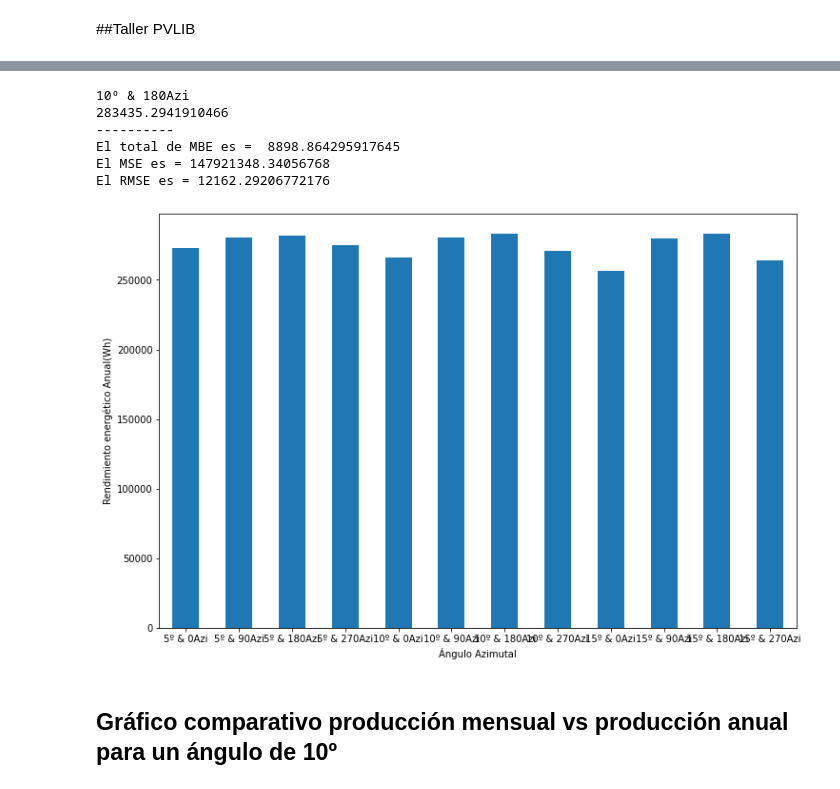
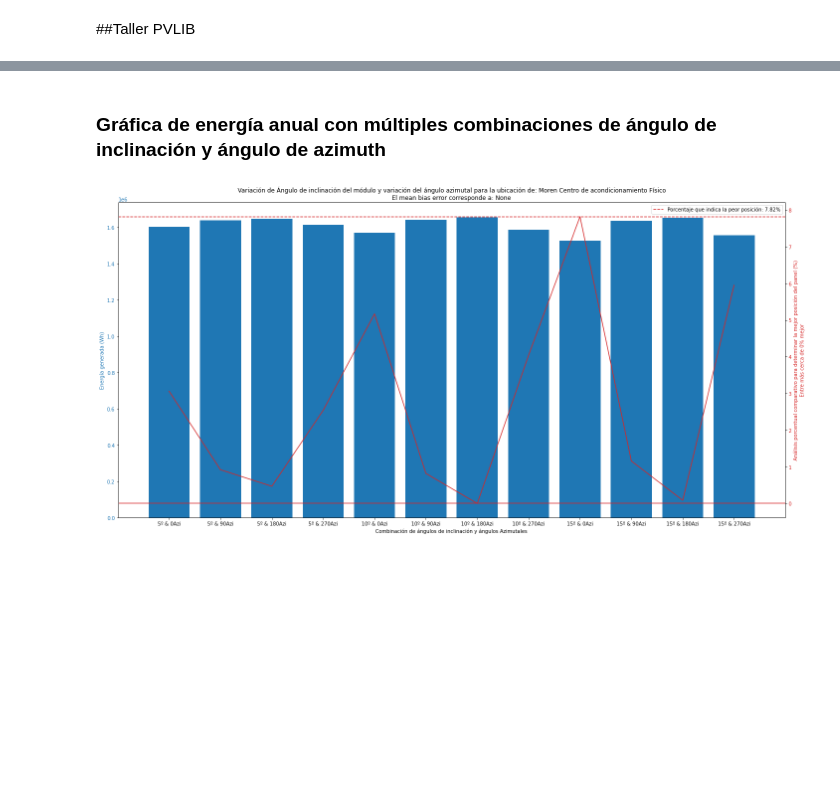
Before and after one commit to MGonzalez506/Dimensionamiento_PV, a Jupyter notebook: Simulación_y_Dimensionamiento.ipynb, the cells around one changed output, grey strips where cells are left out. Cells and saved outputs as stored; diff of their text form; code cells hidden in the pictures; blank space fills up the shorter version.

```diff
--- a/Simulación_y_Dimensionamiento.ipynb
+++ b/Simulación_y_Dimensionamiento.ipynb
@@ -200,37 +201,0 @@ def MBE(y_true, y_pred):
-# %%
-import math
-print(energies.idxmax())
-print(energies.max())
-print("----------")
-energy_max = energies.max()
-max_energy_vector = [energy_max,energy_max,energy_max,energy_max,energy_max,energy_max,energy_max,energy_max,energy_max,energy_max,energy_max,energy_max]
-max_energy_vector_4_data =[energy_max,energy_max,energy_max,energy_max]
-
-MBE(max_energy_vector,energies)
-
-
-MSE = np.square(np.subtract(max_energy_vector,energies)).mean()
-print("El MSE es = " + str(MSE))
-RMSE = math.sqrt(MSE)
-print("El RMSE es = " + str(RMSE))
-
-
-
-
-
-percentage_energy = {}
-#for index, row in energies.iterrows():
-  #print(index)
-energies = pd.Series(energies)
-energies.plot(kind='bar',rot=0)
-plt.ylabel('Rendimiento energético Anual(Wh)')
-plt.xlabel('Ángulo Azimutal')
-plt.show()
-# %% [output]
-10º & 180Azi
-283435.2941910466
-----------
-El total de MBE es =  8898.864295917645
-El MSE es = 147921348.34056768
-El RMSE es = 12162.29206772176
-[figure, removed]
@@ -247,2 +202,40 @@ for i in selected_months:
-# %% [markdown]
-## Gráfico comparativo producción mensual vs producción anual para un ángulo de 10º
+# %% [markdown]
+### Gráfica de energía anual con múltiples combinaciones de ángulo de inclinación y ángulo de azimuth
+# %%
+#Porcentualmente cuál es la mejor ubicación y en términos porcentuales por cuánto es mejor.
+percentage_energy = []
+energies = pd.Series(energies)
+energy_max = energies.max()
+for energy in energies:
+  energy_percentage = 100-(energy*100/energy_max)
+  percentage_energy.append(energy_percentage)
+  #print('Energía máxima: ' + str(energy_max) + '. Energía del mes: ' + str(round(energy,4)) + ' Wh. ' + str(round(energy_percentage,3)) + '% menos del máximo')
+percentage_energy = pd.Series(percentage_energy)
+energy_labels = list(energies.keys())
+energy_values = list(energies)
+percentage_labels = list(percentage_energy.keys())
+percentage_values = list(percentage_energy)
+
+fig, ax1 = plt.subplots(figsize=(20,10))
+
+color = 'tab:blue'
+ax1.title.set_text('Variación de Ángulo de inclinación del módulo y variación del ángulo azimutal para la ubicación de: ' + str(site_name) + '\nEl mean bias error corresponde a: ' + str(mean_bias_error))
+ax1.set_xlabel('Combinación de ángulos de inclinación y ángulos Azimutales')
+ax1.set_ylabel('Energía generada (Wh)', color=color)
+ax1.bar(energy_labels, energy_values, color=color)
+ax1.tick_params(axis='y', labelcolor=color)
+
+ax2 = ax1.twinx()  # instantiate a second axes that shares the same x-axis
+
+color = 'tab:red'
+ax2.set_ylabel('Análisis porcentual comparativo para determinar la mejor posición del panel (%)\nEntre más cerca de 0% mejor', color=color)  # we already handled the x-label with ax1
+ax2.axhline(y=0, color=color, linestyle='solid')
+ax2.axhline(y=percentage_energy.max(), color=color, linestyle='dashed',label=('Porcentaje que indica la peor posición: ' + str(round(percentage_energy.max(),2)) + '%'))
+ax2.plot(percentage_labels, percentage_values, color=color)
+ax2.legend()
+ax2.tick_params(axis='y', labelcolor=color)
+
+fig.tight_layout()  # otherwise the right y-label is slightly clipped
+plt.show()
+# %% [output]
+[figure, added]
```
Also changed, not shown: parts of 10 cells of this notebook.
